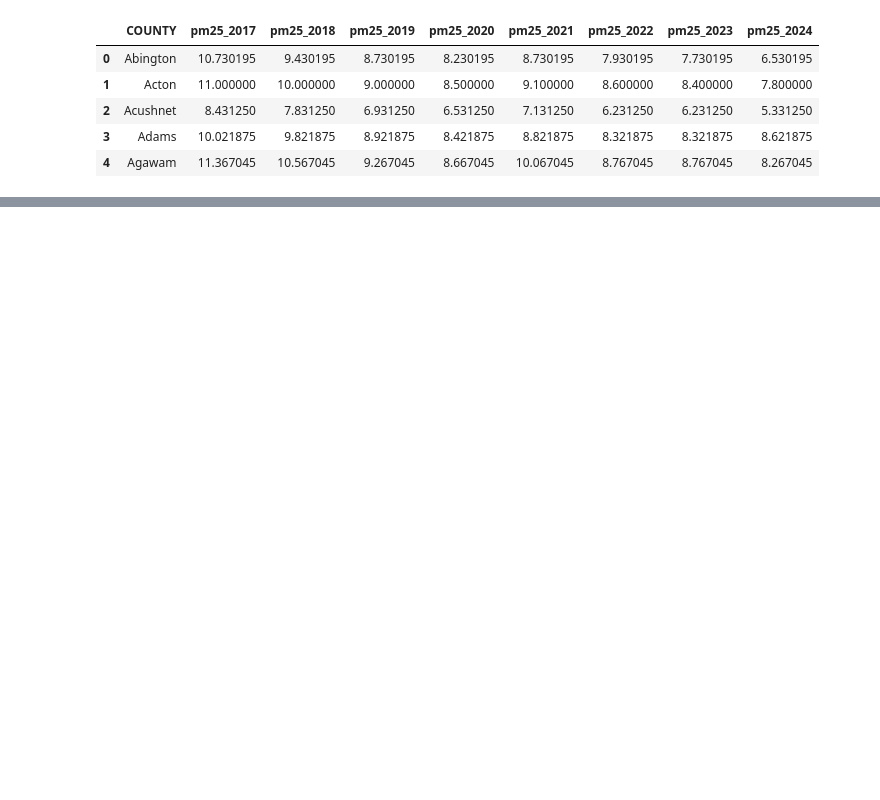
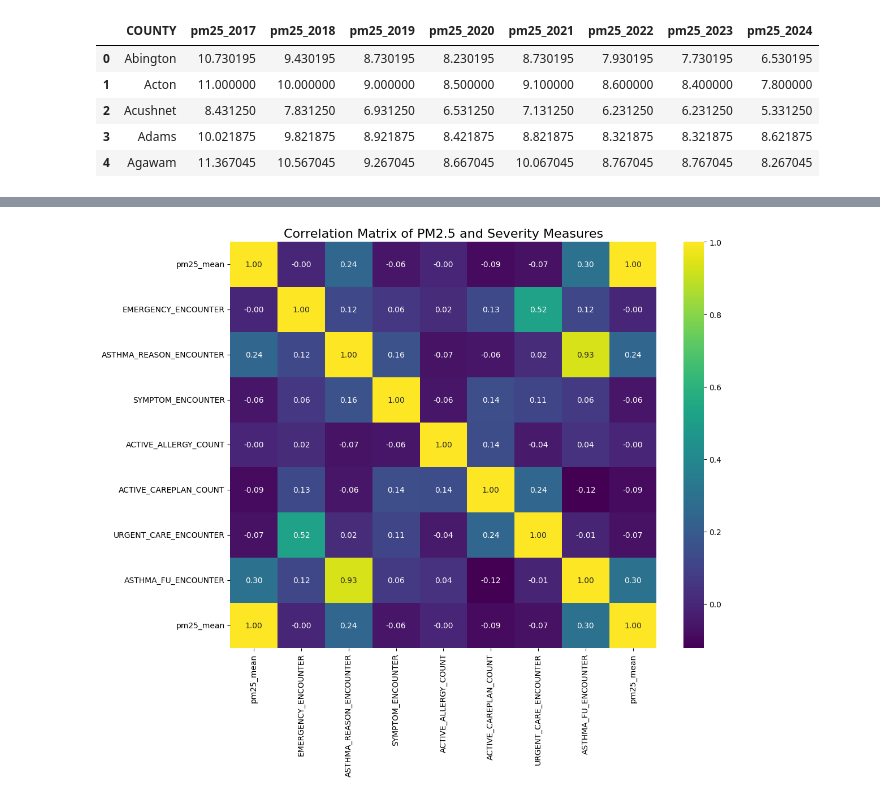
Before and after one commit to jdncpng/cri-fhir-asthma, a Jupyter notebook: 06_scratch.ipynb, the cells around one changed output, grey strips where cells are left out. Drawn from its saved outputs; the diff is of its cells as text; code cells hidden in the pictures; blank space fills up the shorter version.

```diff
--- a/06_scratch.ipynb
+++ b/06_scratch.ipynb
@@ -106,0 +118,11 @@ merged.head()
+# %%
+corr_cols = severity_cols + ["pm25_mean"]
+corr = patient[corr_cols].corr()
+
+fig, ax = plt.subplots(figsize=(12, 10))
+sns.heatmap(corr, annot=True, fmt=".2f", cmap="viridis", ax=ax)
+ax.set_title("Correlation Matrix of PM2.5 and Severity Measures", fontsize=16)
+plt.tight_layout()
+plt.show()
+# %% [output]
+[figure, added]
```
Also changed, not shown: parts of 10 cells of this notebook, 3 other files.
